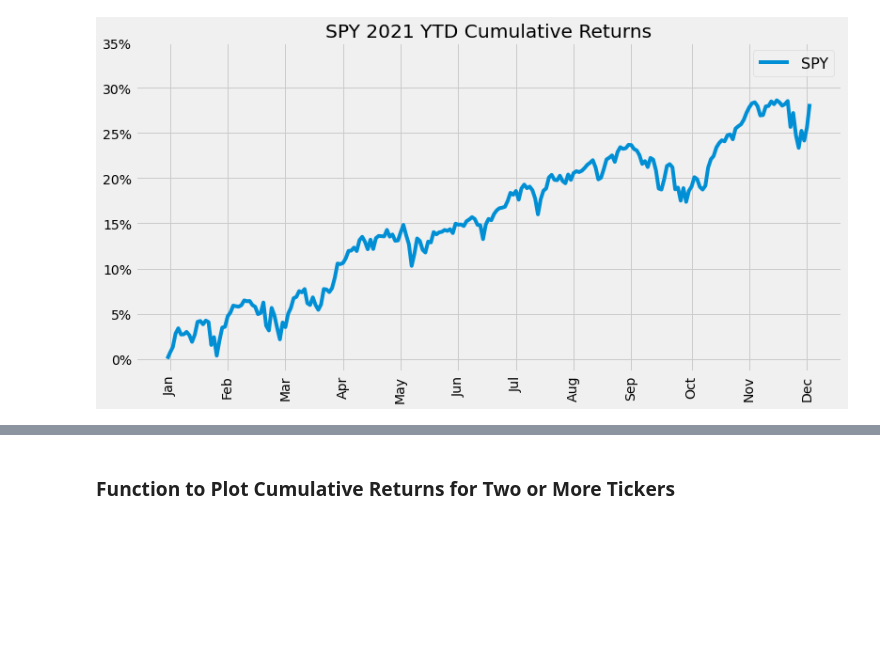
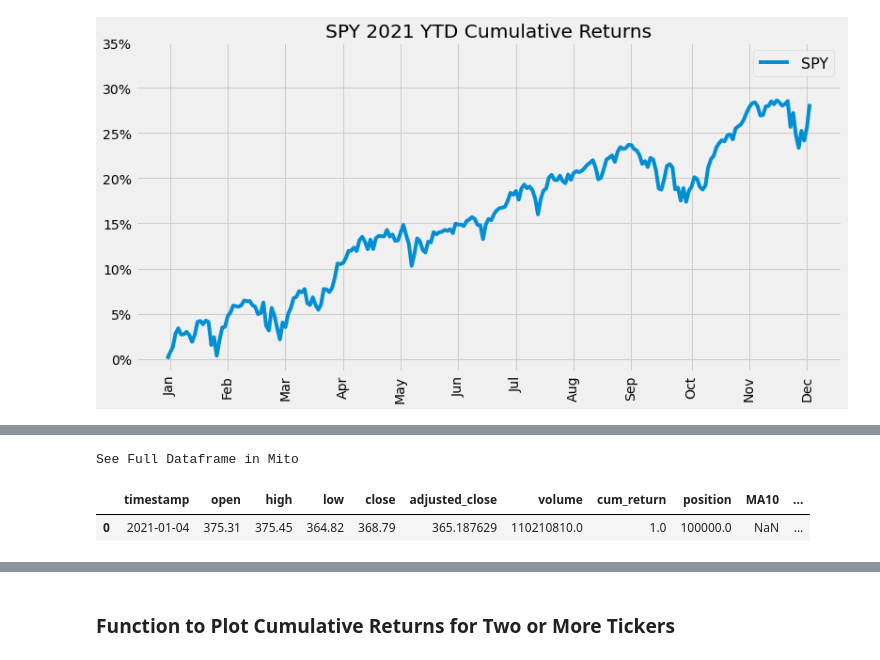
Before and after one commit to brianfrubin/etf-analysis, a Jupyter notebook: Visualize_Performance.ipynb, the cells around one changed output, grey strips where cells are left out. Saved outputs shown, nothing was run; the diff lists cells and outputs as text; code cells hidden in the pictures; blank space fills up the shorter version.

```diff
--- a/Visualize_Performance.ipynb
+++ b/Visualize_Performance.ipynb
@@ -164 +195,7 @@ fig = make_subplots(rows=2, cols=1, shared_xaxes=True)
+# %%
+sp_500_final.head(1)
+# %% [output]
+See Full Dataframe in Mito
+|  | timestamp | open | high | low | close | adjusted_close | volume | cum_return | position | MA10 | ... |
+| 0 | 2021-01-04 | 375.31 | 375.45 | 364.82 | 368.79 | 365.187629 | 110210810.0 | 1.0 | 100000.0 | NaN | ... |
 # %%
```
Also changed, not shown: parts of 20 cells of this notebook.
